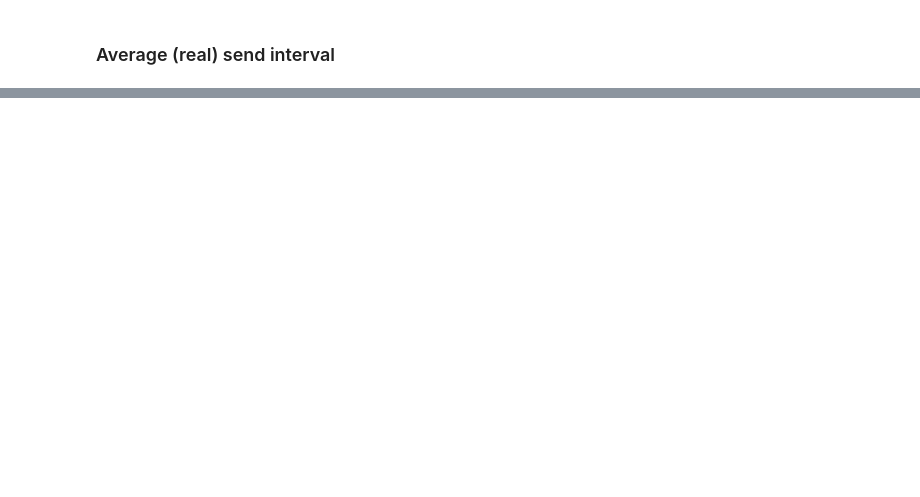
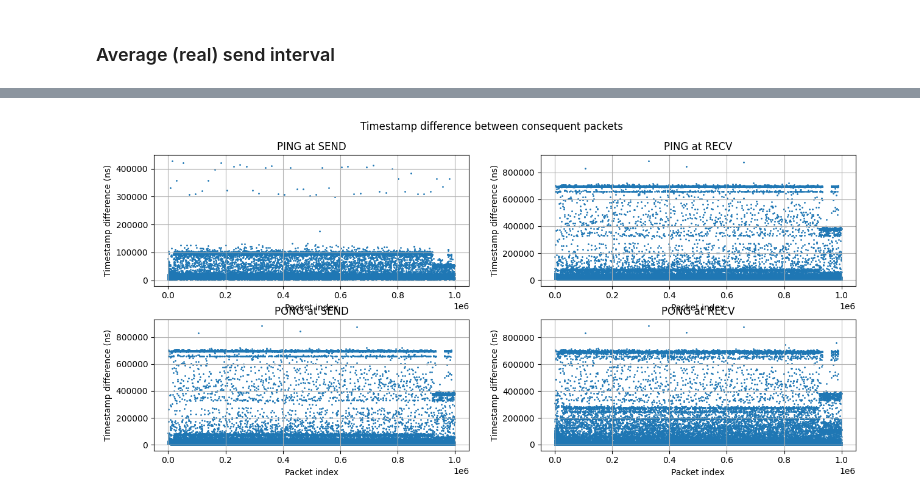
Before and after one commit to swystems/det-bypass, a Jupyter notebook: analysis/comparison/notebook.ipynb, the cells around one changed output, grey strips where cells are left out. Cells and saved outputs as stored; diff of their text form; code cells hidden in the pictures; blank space fills up the shorter version.

```diff
--- a/analysis/comparison/notebook.ipynb
+++ b/analysis/comparison/notebook.ipynb
@@ -194,0 +228,4 @@ np.mean(xdpp_diffs[:,1]), np.mean(xsk_diffs[:,1]), np.mean(ud_diffs[:,1])
+# %%
+lib.plot_diffs(xdpp_diffs, settings.iters)
+# %% [output]
+[figure, added]
```
Also changed, not shown: parts of 36 cells of this notebook, 1 other file.
